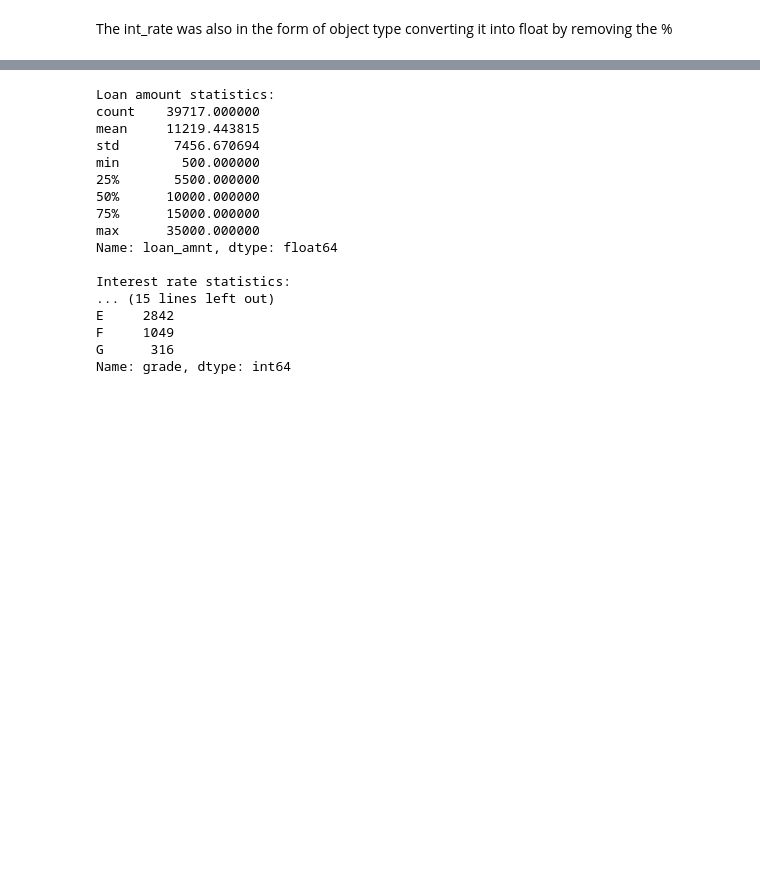
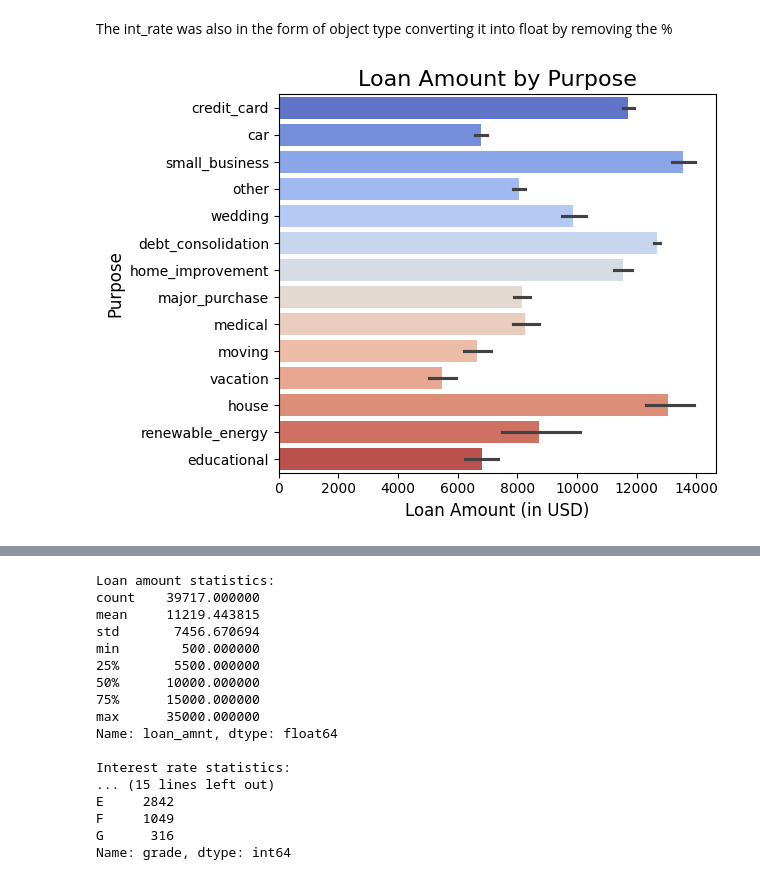
Before and after one commit to ShristiBisht/LendingClubCaseStudy, a Jupyter notebook: EDA1.ipynb, the cells around one changed output, grey strips where cells are left out. Cells and saved outputs as stored; diff of their text form; code cells hidden in the pictures; blank space fills up the shorter version.

```diff
--- a/EDA1.ipynb
+++ b/EDA1.ipynb
@@ -450,3 +431,17 @@ The int_rate was also in the form of object type converting it into float by rem
 # %%
 # Convert interest rates to numeric
 df['int_rate'] = df['int_rate'].str.rstrip('%').astype('float')
+# %%
+#Checking for what purpose do people takes most loan.
+sns.barplot(x='loan_amnt', y='purpose',hue='purpose', data=df, palette='coolwarm')
+
+# Adding title and labels
+plt.title('Loan Amount by Purpose', fontsize=16)
+plt.xlabel('Loan Amount (in USD)', fontsize=12)
+plt.ylabel('Purpose', fontsize=12)
+
+# Display the plot
+plt.tight_layout()
+plt.show()
+# %% [output]
+[figure, added]
```
Also changed, not shown: parts of 28 cells of this notebook.
